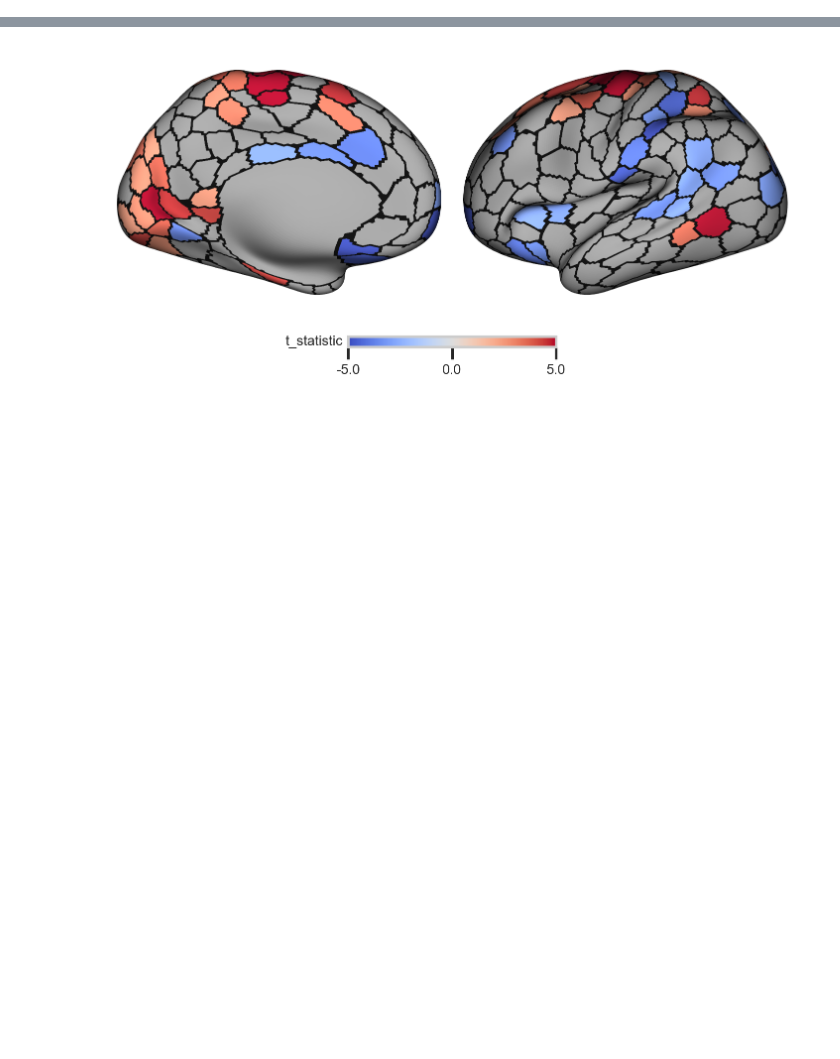
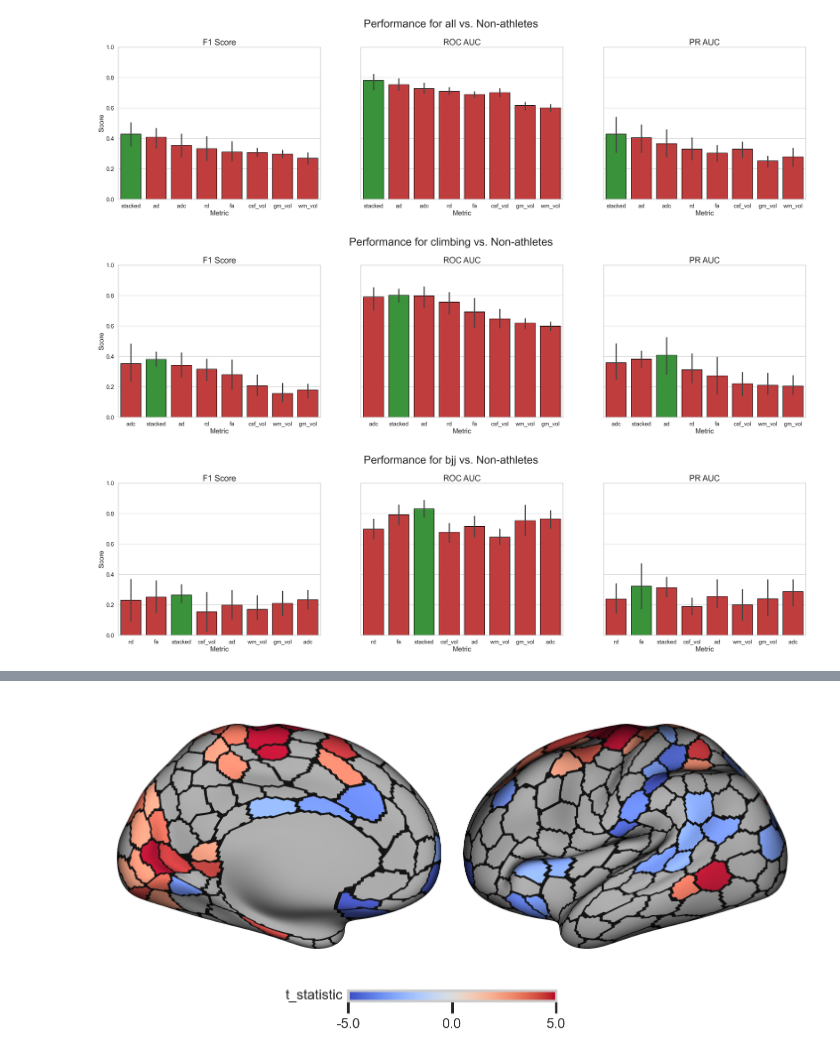
Before and after one commit to GalKepler/athletes_brain, a Jupyter notebook: notebooks/fig2/fig2.ipynb, the cells around one changed output, grey strips where cells are left out. Saved outputs shown, nothing was run; the diff lists cells and outputs as text; code cells hidden in the pictures; blank space fills up the shorter version.

```diff
--- a/notebooks/fig2/fig2.ipynb
+++ b/notebooks/fig2/fig2.ipynb
@@ -460,0 +207,11 @@ TypeError: BaseEstimator.get_params() missing 1 required positional argument: 's
+# %%
+common_sessions = []
+data_wide = {}
+for metric, df in data.items():
+    data_wide[metric] = long_to_wide(df)
+    common_sessions.append(set(data_wide[metric]["session_id"].unique()))
+# Find common sessions across all metrics
+common_sessions = reduce(lambda x, y: x.intersection(y), common_sessions)
+# Filter each metric DataFrame to only include common sessions
+for metric in data_wide:
+    data_wide[metric] = data_wide[metric][data_wide[metric]["session_id"].isin(common_sessions)]
@@ -460,0 +293,56 @@ TypeError: BaseEstimator.get_params() missing 1 required positional argument: 's
+# %%
+scorers = ["average_precision", "roc_auc", "f1"]
+scorers = {
+    "f1": "F1 Score",
+    "roc_auc": "ROC AUC",
+    "average_precision": "PR AUC",
+}
+
+for i, (group_name, group_data) in enumerate(results.items()):
+
+    fig, axes = plt.subplots(
+        nrows=1, ncols=len(scorers), figsize=(12 * len(scorers), 8), sharex=True, sharey=True
+    )
+    fig.suptitle(
+        f"Performance for {group_name} vs. Non-athletes", fontsize=32, y=1.02
+    )
+    for j, (scorer, scorer_title) in enumerate(scorers.items()):
+        ax = axes[j] if len(scorers) > 1 else axes
+        # if i == 0:
+        ax.set_title(scorer_title, fontsize=24)
+        if j == 0:
+            ax.set_ylabel(group_name, fontsize=24)
+        # Filter the results for the current scorer
+        vis_df = pd.DataFrame()
+        for color, (metric, result_df) in enumerate(group_data.items()):
+            # Filter out empty DataFrames
+            if result_df.empty:
+                continue
+            result_df = result_df.loc[scorer,["score"]]
+            result_df["metric"] = metric
+            vis_df = pd.concat([vis_df, result_df], axis=0)
+        # sort vis_df by average score
+        vis_df = vis_df.sort_values(by="score", ascending=False).reset_index()
+        # select the best metric
+        v = vis_df.groupby("metric")["score"].mean().idxmax()
+        vis_df["best"] = vis_df["metric"] == v
+        # Plot the results
+        sns.barplot(
+            data=vis_df,
+            x="metric",
+            y="score",
+            ax=ax,
+            hue="best",
+            hue_order=[True, False],
+            palette=["#2ca02c", "#d62728"],  # green for best
+            edgecolor="black",
+        )
+        # don't show legend
+        ax.get_legend().remove()
+        ax.set_xlabel("Metric", fontsize=20)
+        ax.set_ylabel("Score", fontsize=20)
+        ax.set_ylim(0, 1)
+# %% [output]
+[figure, added]
+[figure, added]
+[figure, added]
```
Also changed, not shown: parts of 14 cells of this notebook, 13 other files.
